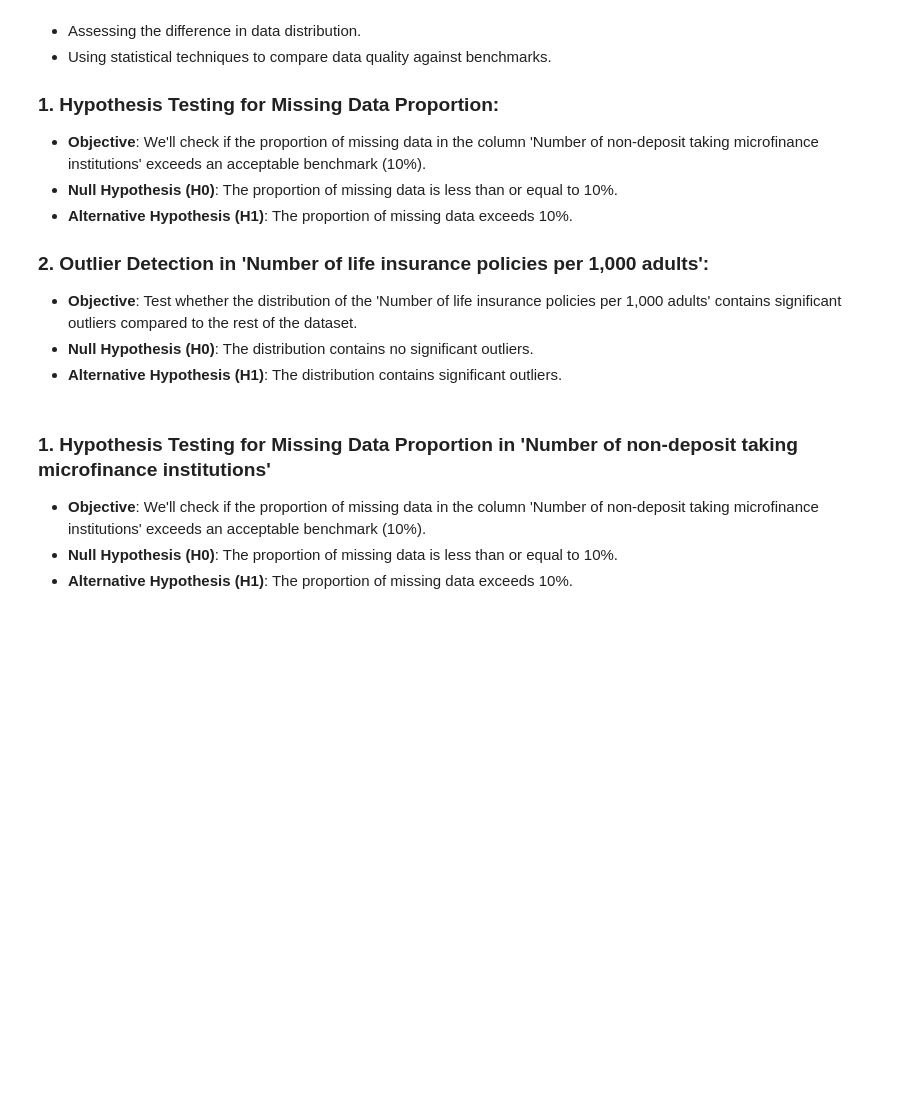
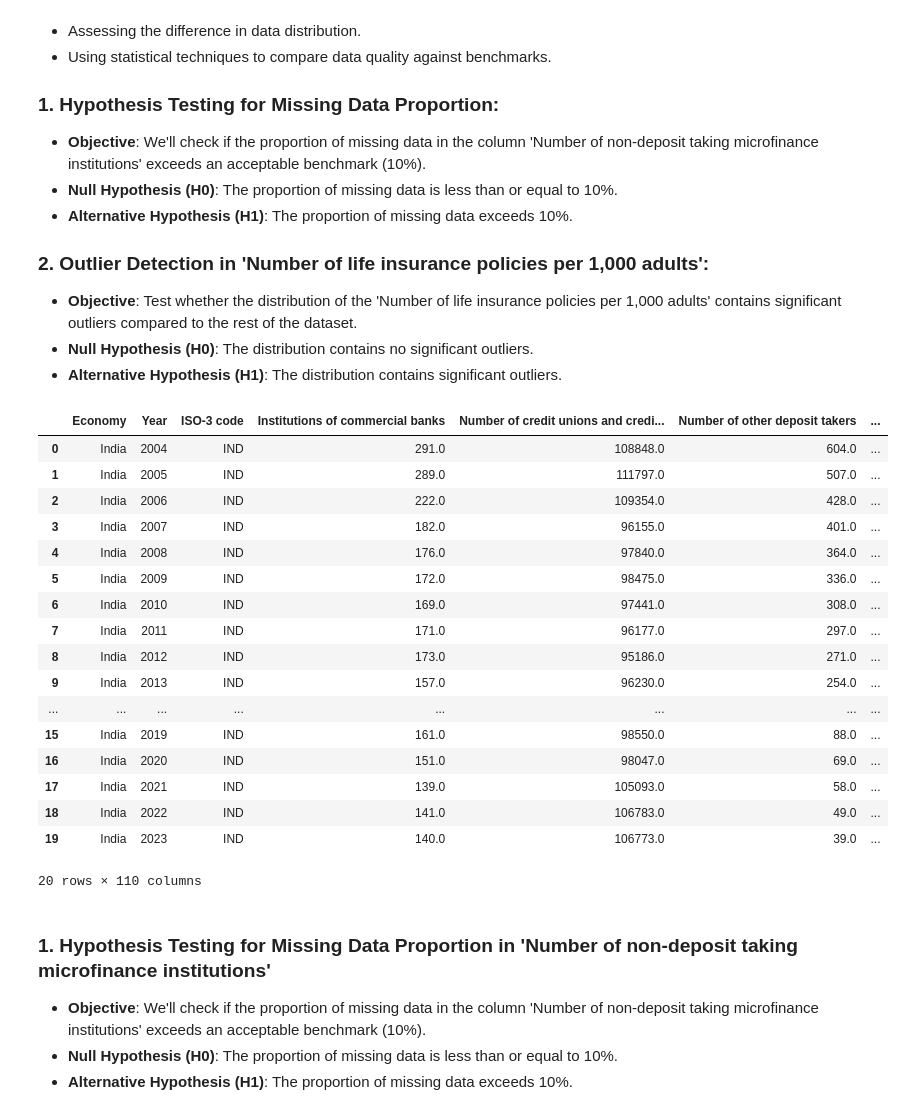
Before and after one commit to anshupandey/JPMCDS24, a Jupyter notebook: code06_Data_quality_analysis_with_hypothesis_testing.ipynb, the cells around one changed output. Drawn from its saved outputs; the diff is of its cells as text; code cells hidden in the pictures; blank space fills up the shorter version.

Commit message:
modified code for data quality analysis using hypothesis testing

```diff
--- a/code06_Data_quality_analysis_with_hypothesis_testing.ipynb
+++ b/code06_Data_quality_analysis_with_hypothesis_testing.ipynb
@@ -27,7 +27,28 @@ import numpy as np
 from scipy import stats
 # %%
 # Load the cleaned India FAS data
-india_data_cleaned = pd.read_csv('india_fas_cleaned.csv')
+india_data_cleaned = pd.read_csv('datasets-1/india_fas_cleaned.csv')
+# %%
+india_data_cleaned
+# %% [output]
+|  | Economy | Year | ISO-3 code | Institutions of commercial banks | Number of credit unions and credi... | Number of other deposit takers | ... |
+| 0 | India | 2004 | IND | 291.0 | 108848.0 | 604.0 | ... |
+| 1 | India | 2005 | IND | 289.0 | 111797.0 | 507.0 | ... |
+| 2 | India | 2006 | IND | 222.0 | 109354.0 | 428.0 | ... |
+| 3 | India | 2007 | IND | 182.0 | 96155.0 | 401.0 | ... |
+| 4 | India | 2008 | IND | 176.0 | 97840.0 | 364.0 | ... |
+| 5 | India | 2009 | IND | 172.0 | 98475.0 | 336.0 | ... |
+| 6 | India | 2010 | IND | 169.0 | 97441.0 | 308.0 | ... |
+| 7 | India | 2011 | IND | 171.0 | 96177.0 | 297.0 | ... |
+| 8 | India | 2012 | IND | 173.0 | 95186.0 | 271.0 | ... |
+| 9 | India | 2013 | IND | 157.0 | 96230.0 | 254.0 | ... |
+| ... | ... | ... | ... | ... | ... | ... | ... |
+| 15 | India | 2019 | IND | 161.0 | 98550.0 | 88.0 | ... |
+| 16 | India | 2020 | IND | 151.0 | 98047.0 | 69.0 | ... |
+| 17 | India | 2021 | IND | 139.0 | 105093.0 | 58.0 | ... |
+| 18 | India | 2022 | IND | 141.0 | 106783.0 | 49.0 | ... |
+| 19 | India | 2023 | IND | 140.0 | 106773.0 | 39.0 | ... |
+20 rows × 110 columns
 # %% [markdown]
 ### 1. Hypothesis Testing for Missing Data Proportion in 'Number of non-deposit taking microfinance institutions'
 
```
Also changed, not shown: parts of 3 cells of this notebook.
